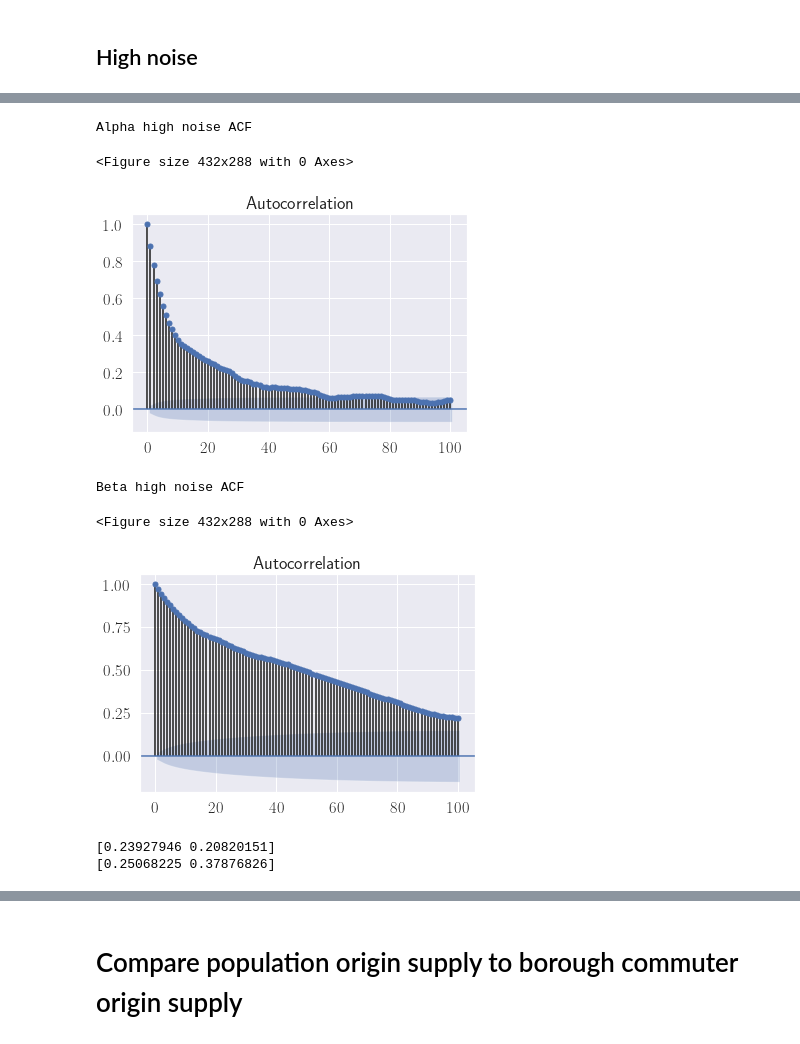
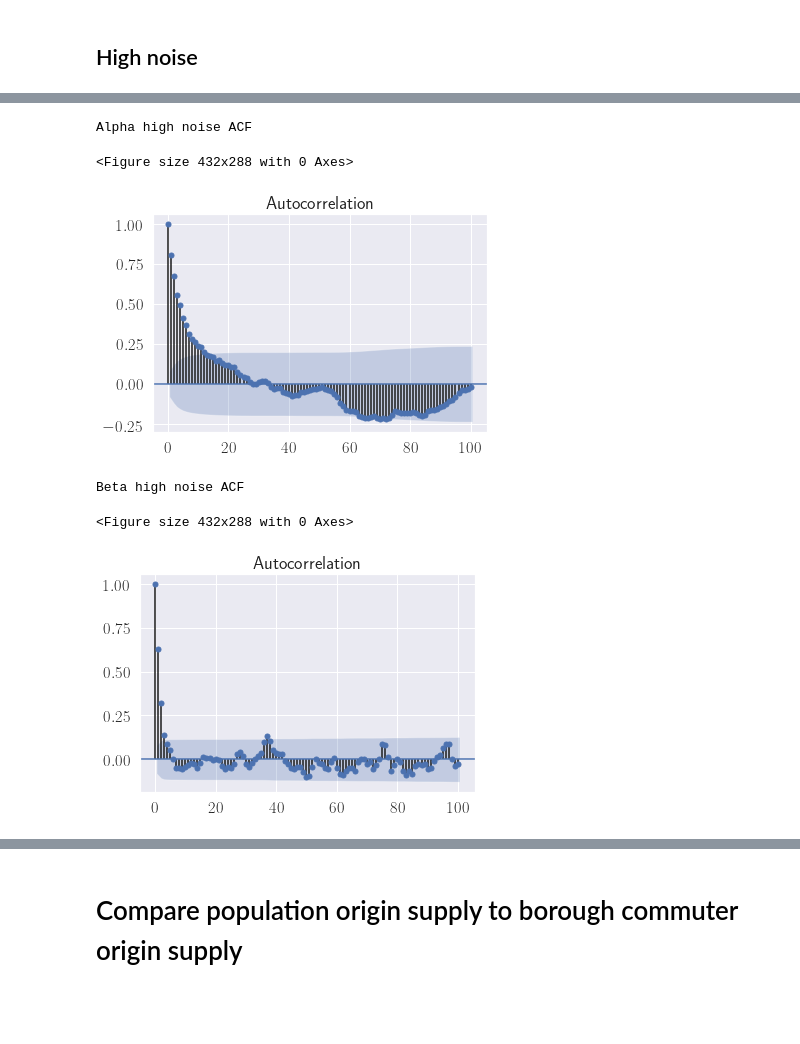
Before and after one commit to YannisZa/stochastic-travel-demand-modelling, a Jupyter notebook: notebooks/commuter_data_sandbox.ipynb, the cells around one changed output, grey strips where cells are left out. Cells and saved outputs as stored; diff of their text form; code cells hidden in the pictures; blank space fills up the shorter version.

```diff
--- a/notebooks/commuter_data_sandbox.ipynb
+++ b/notebooks/commuter_data_sandbox.ipynb
@@ -533,5 +622,5 @@ high_samples3 = np.loadtxt(os.path.join(rd,f"data/output/{dataset}/inverse_probl
 # %%
 # Start from mcmc_start
-high_samples = high_samples[mcmc_start:]
-high_samples2 = high_samples2[mcmc_start:]
-high_samples3 = high_samples3[mcmc_start:]
+high_samples = high_samples[mcmc_start:last_iteration]
+high_samples2 = high_samples2[mcmc_start:last_iteration]
+high_samples3 = high_samples3[mcmc_start:last_iteration]
@@ -613,12 +731,12 @@ latent_factor = 10000
 # %%
-# plt.figure(figsize=(10,10))
-# sns.set(font_scale=1.5)
-# ax = sns.scatterplot(x=high_posterior_xd_mean, y=xd, s=100)
-# ax = ax.set(ylabel=r'$\log(Y_j)$', xlabel=r'$E[X_j|Y_j]$')
+plt.figure(figsize=(10,10))
+sns.set(font_scale=1.5)
+ax = sns.scatterplot(x=high_posterior_xd_mean, y=xd, s=100)
+ax = ax.set(ylabel=r'$\log(Y_j)$', xlabel=r'$E[X_j|Y_j]$')
 
 
-# if high_save:
-#     plt.savefig("../data/output/commuter_ward/inverse_problem/figures/high_noise_predictions_plot{cost_matrix_file_extension}.png",
-#             dpi=1000,
-#             bbox_inches='tight',
-#             transparent=True)
+if high_save:
+    plt.savefig(f"../data/output/commuter_ward/inverse_problem/figures/high_noise_predictions_plot{cost_matrix_file_extension}.png",
+            dpi=1000,
+            bbox_inches='tight',
+            transparent=True)
@@ -625,11 +745,11 @@ latent_factor = 10000
 # %%
-# plt.figure(figsize=(10,10))
-# sns.set(font_scale=1.5)
-# ax = sns.scatterplot(x=high_posterior_xd_mean, y=abs(xd-high_posterior_xd_mean), s=100)
-# ax = ax.set(ylabel=r'$\log(Y_j)-E[X_j|Y_j]$', xlabel=r'$E[X_j|Y_j]$')
+plt.figure(figsize=(10,10))
+sns.set(font_scale=1.5)
+ax = sns.scatterplot(x=high_posterior_xd_mean, y=abs(xd-high_posterior_xd_mean), s=100)
+ax = ax.set(ylabel=r'$\log(Y_j)-E[X_j|Y_j]$', xlabel=r'$E[X_j|Y_j]$')
 
-# if high_save:
-#     plt.savefig("../data/output/commuter_ward/inverse_problem/figures/high_noise_residual_plot{cost_matrix_file_extension}.png",
-#             dpi=1000,
-#             bbox_inches='tight',
-#            transparent=True)
+if high_save:
+    plt.savefig(f"../data/output/commuter_ward/inverse_problem/figures/high_noise_residual_plot{cost_matrix_file_extension}.png",
+            dpi=1000,
+            bbox_inches='tight',
+           transparent=True)
@@ -655,19 +786,19 @@ plt.show()
 # %%
 plt.figure(0)
 print('Alpha high noise ACF')
 sm.graphics.tsa.plot_acf(high_samples[:,0], lags=100)
 plt.show()
 
 plt.figure(1)
 print('Beta high noise ACF')
-sm.graphics.tsa.plot_acf(high_samples[:,1], lags=100)
+sm.graphics.tsa.plot_acf(high_samples[:, 1][high_samples[:, 1]<0.75], lags=100)
 plt.show()
 # %% [output]
 Alpha high noise ACF
 <Figure size 432x288 with 0 Axes>
-[figure, old version]
+[figure, new version]
 Beta high noise ACF
 <Figure size 432x288 with 0 Axes>
-[figure, old version]
+[figure, new version]
 # %%
 # Define number of steps to skip based on ACF
@@ -675,9 +806,3 @@ steps = 90
-# %%
-print(np.mean(high_samples[::steps],axis=0))
-print(np.std(high_samples[::steps],axis=0))
-# %% [output]
-[0.23927946 0.20820151]
-[0.25068225 0.37876826]
 # %%
 plt.figure(figsize=(10,10))
 sns.set(font_scale=1.5)
```
Also changed, not shown: parts of 67 cells of this notebook, 4 other files.
